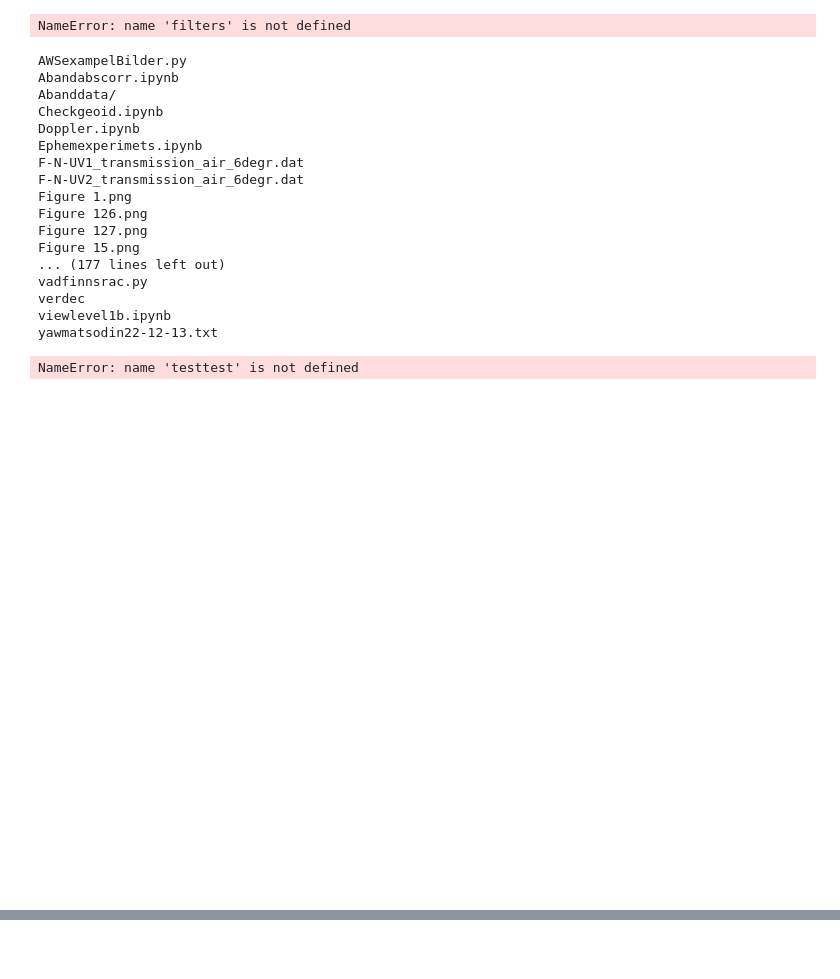
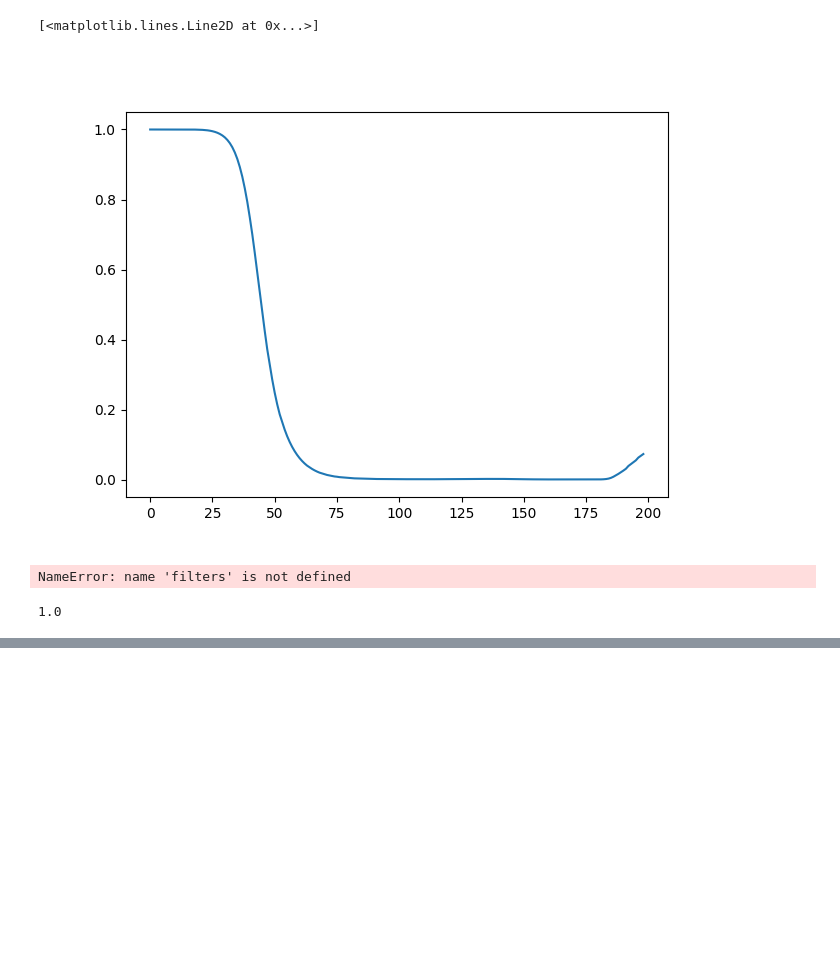
Before and after one commit to innosat-mats/MATS-analysis, a Jupyter notebook: Bjorn/retrieval/Abandabscorr_edit.ipynb, the cells around one changed output, grey strips where cells are left out. Cells and saved outputs as stored; diff of their text form; code cells hidden in the pictures; blank space fills up the shorter version.

```diff
--- a/Bjorn/retrieval/Abandabscorr_edit.ipynb
+++ b/Bjorn/retrieval/Abandabscorr_edit.ipynb
@@ -198,0 +167,17 @@ for tanz in tanheights:
+# %%
+plt.figure()
+plt.plot(factor[0])
+# %% [output]
+[<matplotlib.lines.Line2D at 0x...>]
+[figure, added]
+# %%
+i = 2
+testtest=(filters @ (np.exp(-taus[:, :, i])*emission[zi, :].T))/emissum
+
+
+plt.figure()
+
+
+plt.plot(testtest.T)
+# %% [output]
+NameError: name 'filters' is not defined
@@ -199,24 +202,31 @@ for tanz in tanheights:
+# %%
+deltaz = np.diff(z).mean()
+for i in range(emission.shape[0]):
+    emission[i, :] /= emission[i, :].sum() # normalise (full band) emissions
+emissum = emission[-1, :].sum()
+print(emissum) # check that = one
+no_steps = 100
+tanheights = np.arange(30, 120, 5)
+taus = np.zeros((sigma.shape[1], 2*no_steps-1, len(tanheights))) # 'allocate'
+i = 0
+path_steps = []
+factor = []
+logo2=np.log(o2)
+for tanz in tanheights:
+    z_paths, path_step = path_z(z[-1], tanz, 90.0, no_steps)
+    path_steps.append(path_step)
+    z_paths.extend(z_paths[-2::-1])
+    zi = np.floor((np.array(z_paths)-z[0])/deltaz).astype(int)
+    emissum = filters @ emission[zi, :].T # generate filtered radiances (sum wavelength)
+    tau = (sigma[zi, :].T*(np.exp(np.interp(z_paths, z, logo2)))
+           ).cumsum(axis=1)*path_step * 1e5
+    taus[:, :, i] = tau
+    #emissions=np.array([emission[zi,:].T/emissum[0,:],emission[zi,:].T/emissum[1,:]])
+    emissions=np.array([emission[zi,:].T,emission[zi,:].T])
+
+    factor.append((filters@(np.exp(-taus[:, :, i])*emissions)))
+    i += 1
+# %% [output]
+1.0
 # %%
-testtest=(filters@(np.exp(-taus[:, :, i])*emission[zi, :].T))/emissum
+    #factor.append((filters@(np.exp(-taus[:, :, i])*emission[zi, :].T))/emissum)
-# %% [output]
-NameError: name 'filters' is not defined
-# %%
-ls
-# %% [output]
-AWSexampelBilder.py
-Abandabscorr.ipynb
-Abanddata/
-Checkgeoid.ipynb
-Doppler.ipynb
-Ephemexperimets.ipynb
-F-N-UV1_transmission_air_6degr.dat
-F-N-UV2_transmission_air_6degr.dat
-Figure 1.png
-Figure 126.png
-Figure 127.png
-Figure 15.png
-... (177 lines left out)
-vadfinnsrac.py
-verdec
-viewlevel1b.ipynb
-yawmatsodin22-12-13.txt
@@ -223,6 +249,3 @@ yawmatsodin22-12-13.txt
 # %%
 plt.figure()
-plt.plot(testtest.T)
+plt.plot(factors[:,0,:])
-# %% [output]
-NameError: name 'testtest' is not defined
-[figure, removed]
```
Also changed, not shown: parts of 50 cells of this notebook, 2 other files.
